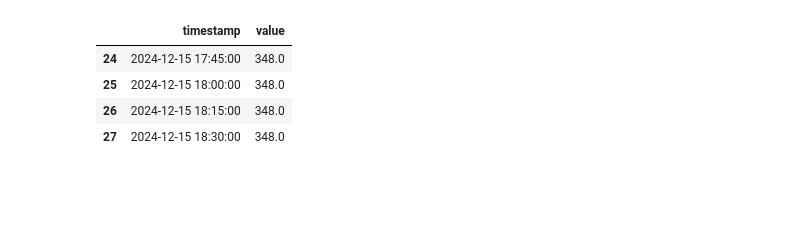
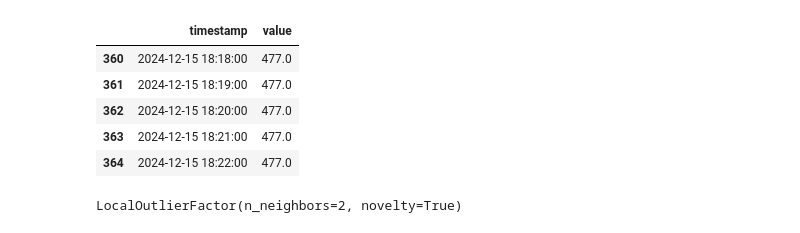
Before and after one commit to Safarveisi/water_level_anomaly_detection, a Jupyter notebook: ops.ipynb, the cells around one changed output. Drawn from its saved outputs; the diff is of its cells as text; code cells hidden in the pictures; blank space fills up the shorter version.

Commit message:
Added Novelty detection ML algorithm

```diff
--- a/ops.ipynb
+++ b/ops.ipynb
@@ -63,7 +63,9 @@ def get_station_measurements(
 
     df = pd.DataFrame(measurements)
     ref_cutoff = current_ts - timedelta(hours=prediction_hours)
-    df["timestamp"] = pd.to_datetime(df["timestamp"]).dt.tz_localize(None) # Ensure DataFrame timestamps are also naive
+    df["timestamp"] = pd.to_datetime(df["timestamp"]).dt.tz_localize(
+        None
+    )  # Ensure DataFrame timestamps are also naive
     ref_df = df[df["timestamp"] < ref_cutoff]
     pred_df = df[df["timestamp"] >= ref_cutoff]
 
@@ -80,6 +82,6 @@ sampled_uuids = random.sample(stations_uuid, 10)
 uuid = sampled_uuids[0]
 
 ref_df, pred_df = get_station_measurements(
-    uuid=station_uuid, reference_window="PT6H", prediction_window="PT1H"
+    uuid=uuid, reference_window="PT6H", prediction_window="PT1H"
 )
 # %%
@@ -105,8 +96,9 @@ ref_df
 # %%
-pred_df
+pred_df.head()
 # %% [output]
 |  | timestamp | value |
-| 24 | 2024-12-15 17:45:00 | 348.0 |
-| 25 | 2024-12-15 18:00:00 | 348.0 |
-| 26 | 2024-12-15 18:15:00 | 348.0 |
-| 27 | 2024-12-15 18:30:00 | 348.0 |
+| 360 | 2024-12-15 18:18:00 | 477.0 |
+| 361 | 2024-12-15 18:19:00 | 477.0 |
+| 362 | 2024-12-15 18:20:00 | 477.0 |
+| 363 | 2024-12-15 18:21:00 | 477.0 |
+| 364 | 2024-12-15 18:22:00 | 477.0 |
@@ -112,0 +109,4 @@ pred_df
+# %%
+clf.fit(ref_df["value"].values.reshape(-1, 1))
+# %% [output]
+LocalOutlierFactor(n_neighbors=2, novelty=True)
```
Also changed, not shown: parts of 5 cells of this notebook, 2 other files.
